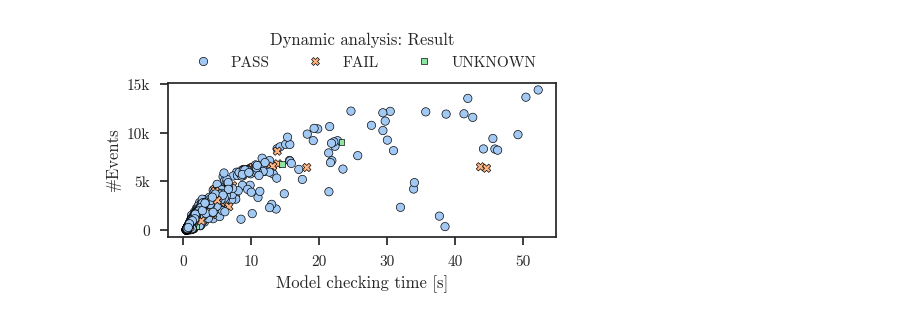
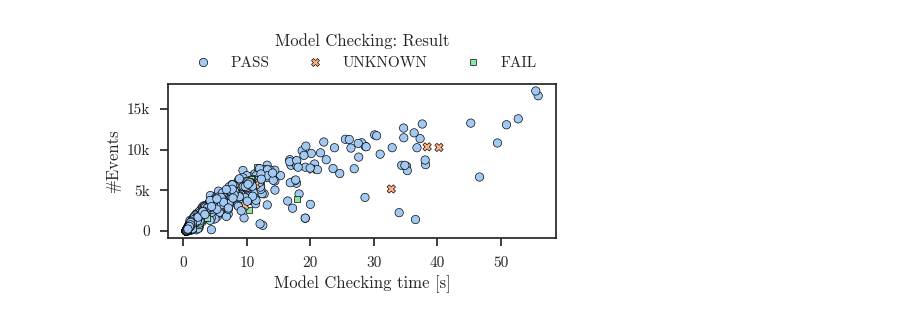
Before and after one commit to TUM-DSE/linux-lkmm-depsan, a Jupyter notebook: scripts/depsan/focused_analysis.ipynb, the cells around one changed output. Saved outputs shown, nothing was run; the diff lists cells and outputs as text; code cells hidden in the pictures.

```diff
--- a/scripts/depsan/focused_analysis.ipynb
+++ b/scripts/depsan/focused_analysis.ipynb
@@ -110,3 +129,10 @@ Loaded 25210 stat records
+# %%
+
+arch = "x86_64"
+df_mc = df_mc[df_mc["arch"] == arch]
+df_deps = df_deps[df_deps["arch"] == arch]
+df_stats = df_stats[df_stats["arch"] == arch]
+df_times = df_times[df_times["arch"] == arch]
 # %%
 df_times["LKMM"] = ["LKMM" in l for l in df_times["Pass"].values]
 # %%
@@ -270,32 +299,32 @@ def k_formatter(x, pos):
 # %%
 custom_params = {"axes.spines.right": True, "axes.spines.top": True}
 sns.set_theme(style="ticks", rc=custom_params, font="cmr10")
 
 fig, ax = plt.subplots(1, 1, figsize=(5, 2))
 
 ax = sns.scatterplot(
     x="time",
     y="events",
     hue="result",
     style="result",
     data=df_mc_stat[df_mc_stat["Finished"] == True],
     palette=past,
     edgecolor="black",
     ax=ax
 )
 
 ax.set_title("")
 #ax.grid(visible=False, axis="y")
-ax.set_xlabel("Model checking time [s]")
+ax.set_xlabel("Model Checking time [s]")
 ax.set_ylabel("#Events")
 
 ax.yaxis.set_major_formatter(ticker.FuncFormatter(k_formatter))
 #ax.set_yticks(ticks=[0,5000, 10000, 15000], labels=["0", "5k", "10k", "15k"])
-sns.move_legend(ax, "lower center", bbox_to_anchor=(0.5, 1), ncols=3, title="Dynamic analysis: Result")
+sns.move_legend(ax, "lower center", bbox_to_anchor=(0.5, 1), ncols=3, title="Model Checking: Result")
 
-plt.savefig("da-times.pdf", bbox_inches="tight")
+plt.savefig(f"da-times-{arch}.pdf", bbox_inches="tight")
 # %% [output]
-[figure, old version]
+[figure, new version]
 # %%
 done = np.median(df_mc_stat[df_mc_stat["Finished"]==True]["events"].values)
 to_df = df_mc_stat[df_mc_stat["result"]=="TIMEOUT"].dropna()
```
Also changed, not shown: parts of 11 cells of this notebook, 1 other file.
